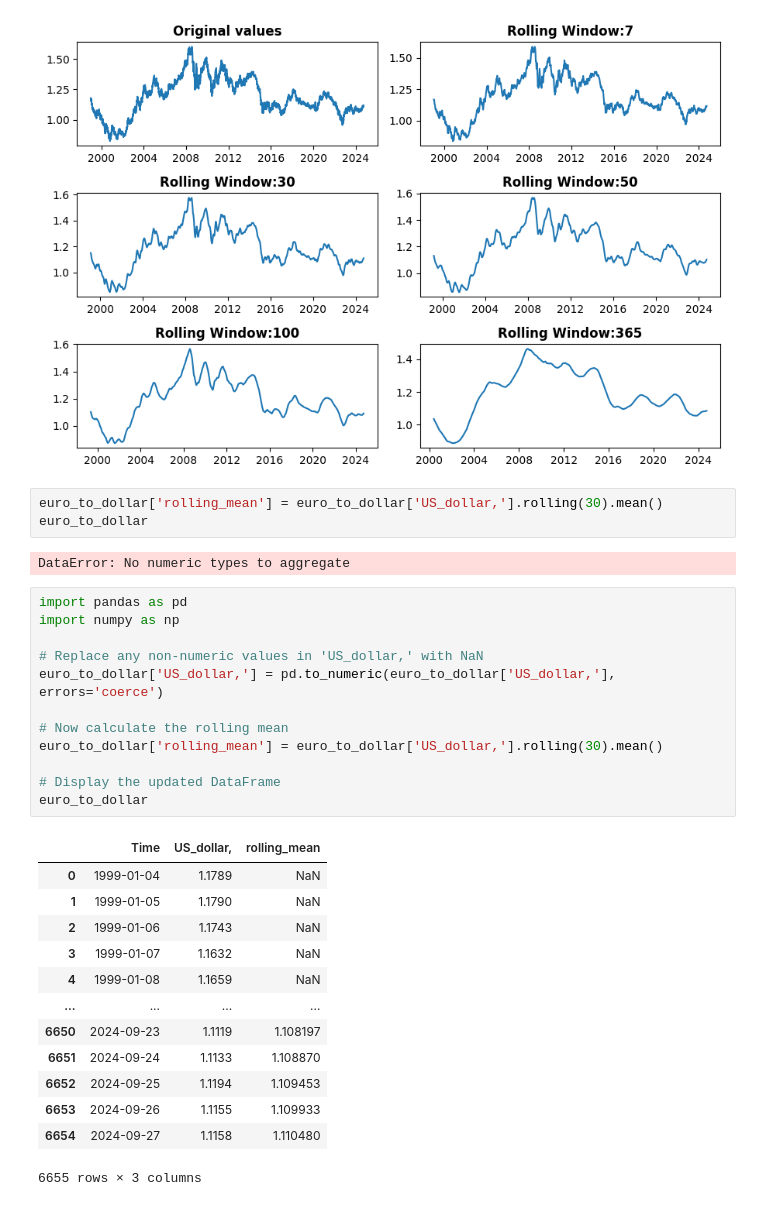
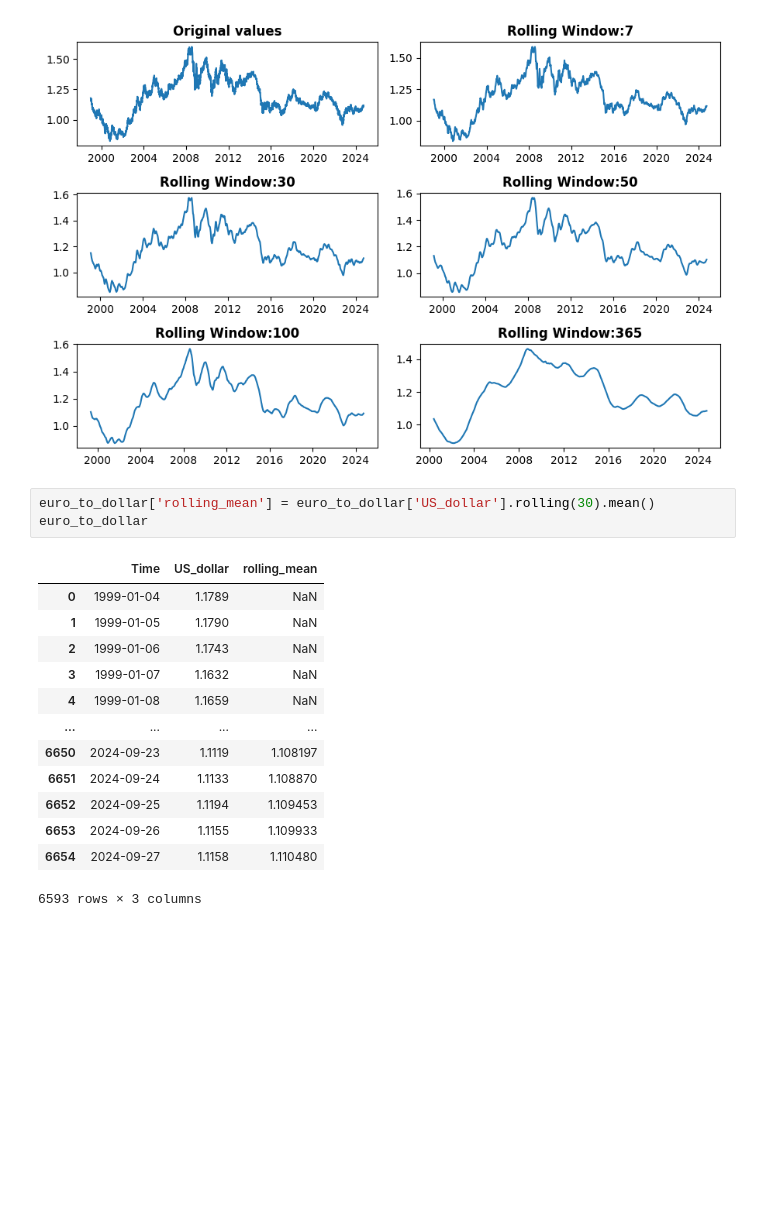
Before and after one commit to nelsonudochukwu/Exchange-Rates-Visualization, a Jupyter notebook: exchange_rate_visuals.ipynb, the cells around one changed output. Cells and saved outputs as stored; diff of their text form; blank space fills up the shorter version.

```diff
--- a/exchange_rate_visuals.ipynb
+++ b/exchange_rate_visuals.ipynb
@@ -123,33 +123,19 @@ plt.show()
 # %% [output]
 [figure]
 # %%
-euro_to_dollar['rolling_mean'] = euro_to_dollar['US_dollar,'].rolling(30).mean()
+euro_to_dollar['rolling_mean'] = euro_to_dollar['US_dollar'].rolling(30).mean()
 euro_to_dollar
 # %% [output]
+|  | Time | US_dollar | rolling_mean |
+| 0 | 1999-01-04 | 1.1789 | NaN |
+| 1 | 1999-01-05 | 1.1790 | NaN |
+| 2 | 1999-01-06 | 1.1743 | NaN |
+| 3 | 1999-01-07 | 1.1632 | NaN |
+| 4 | 1999-01-08 | 1.1659 | NaN |
+| ... | ... | ... | ... |
+| 6650 | 2024-09-23 | 1.1119 | 1.108197 |
+| 6651 | 2024-09-24 | 1.1133 | 1.108870 |
+| 6652 | 2024-09-25 | 1.1194 | 1.109453 |
+| 6653 | 2024-09-26 | 1.1155 | 1.109933 |
+| 6654 | 2024-09-27 | 1.1158 | 1.110480 |
-DataError: No numeric types to aggregate
+6593 rows × 3 columns
-# %%
-import pandas as pd
-import numpy as np
-
-# Replace any non-numeric values in 'US_dollar,' with NaN
-euro_to_dollar['US_dollar,'] = pd.to_numeric(euro_to_dollar['US_dollar,'], errors='coerce')
-
-# Now calculate the rolling mean
-euro_to_dollar['rolling_mean'] = euro_to_dollar['US_dollar,'].rolling(30).mean()
-
-# Display the updated DataFrame
-euro_to_dollar
-# %% [output]
-|  | Time | US_dollar, | rolling_mean |
-| 0 | 1999-01-04 | 1.1789 | NaN |
-| 1 | 1999-01-05 | 1.1790 | NaN |
-| 2 | 1999-01-06 | 1.1743 | NaN |
-| 3 | 1999-01-07 | 1.1632 | NaN |
-| 4 | 1999-01-08 | 1.1659 | NaN |
-| ... | ... | ... | ... |
-| 6650 | 2024-09-23 | 1.1119 | 1.108197 |
-| 6651 | 2024-09-24 | 1.1133 | 1.108870 |
-| 6652 | 2024-09-25 | 1.1194 | 1.109453 |
-| 6653 | 2024-09-26 | 1.1155 | 1.109933 |
-| 6654 | 2024-09-27 | 1.1158 | 1.110480 |
-6655 rows × 3 columns
```
Also changed, not shown: parts of 2 cells of this notebook.
